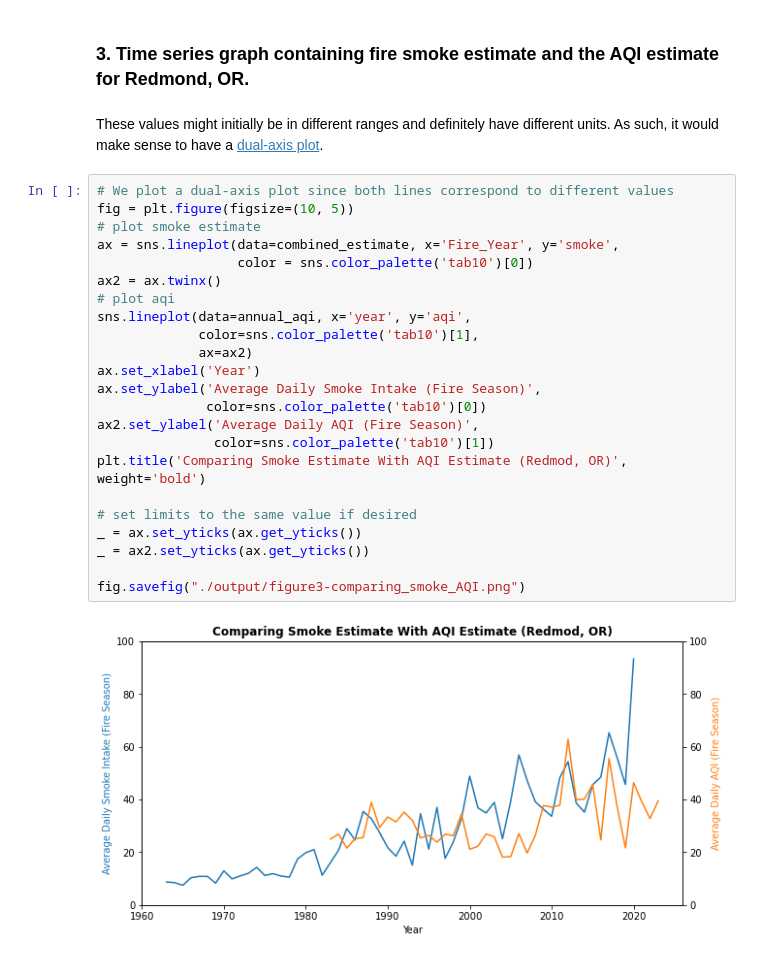
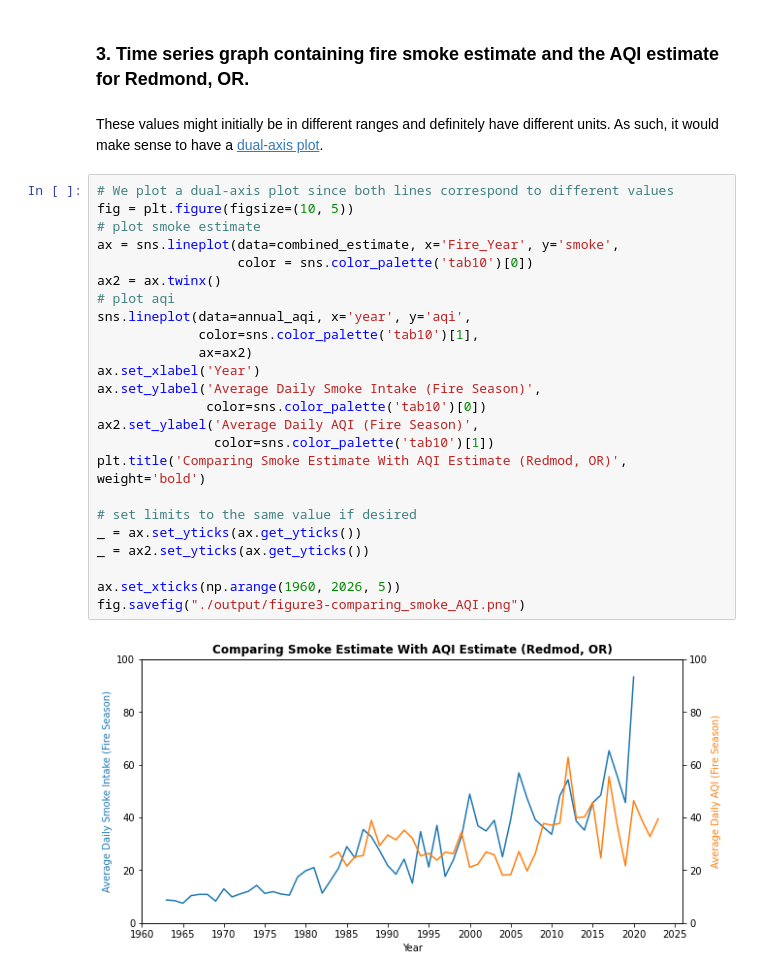
Before and after one commit to yashmanne/Wildfire-Analysis, a Jupyter notebook: analysis_part1-SmokeEstimates.ipynb, the cells around one changed output. Cells and saved outputs as stored; diff of their text form.

```diff
--- a/analysis_part1-SmokeEstimates.ipynb
+++ b/analysis_part1-SmokeEstimates.ipynb
@@ -852,29 +876,30 @@ fig.savefig("./output/figure2-annual_burn_over_time.png")
 # %% [markdown]
 ### 3. Time series graph containing fire smoke estimate and the AQI estimate for Redmond, OR.
-# %% [markdown]
-These values might initially be in different ranges and definitely have different units. As such, it  would make sense to have a [dual-axis plot](https://inforiver.com/insights/dual-axis-charts-101-introduction-best-practices/).
+# %% [markdown]
+These values might initially be in different ranges and definitely have different units. As such, it  would make sense to have a [dual-axis plot](https://inforiver.com/insights/dual-axis-charts-101-introduction-best-practices/).
 # %%
 # We plot a dual-axis plot since both lines correspond to different values
 fig = plt.figure(figsize=(10, 5))
 # plot smoke estimate
 ax = sns.lineplot(data=combined_estimate, x='Fire_Year', y='smoke',
                   color = sns.color_palette('tab10')[0])
 ax2 = ax.twinx()
 # plot aqi
 sns.lineplot(data=annual_aqi, x='year', y='aqi',
              color=sns.color_palette('tab10')[1],
              ax=ax2)
 ax.set_xlabel('Year')
 ax.set_ylabel('Average Daily Smoke Intake (Fire Season)',
               color=sns.color_palette('tab10')[0])
 ax2.set_ylabel('Average Daily AQI (Fire Season)',
                color=sns.color_palette('tab10')[1])
 plt.title('Comparing Smoke Estimate With AQI Estimate (Redmod, OR)', weight='bold')
 
 # set limits to the same value if desired
 _ = ax.set_yticks(ax.get_yticks())
 _ = ax2.set_yticks(ax.get_yticks())
 
+ax.set_xticks(np.arange(1960, 2026, 5))
 fig.savefig("./output/figure3-comparing_smoke_AQI.png")
 # %% [output]
-[figure, old version]
+[figure, new version]
```
Also changed, not shown: parts of 84 cells of this notebook, 3 other files.
